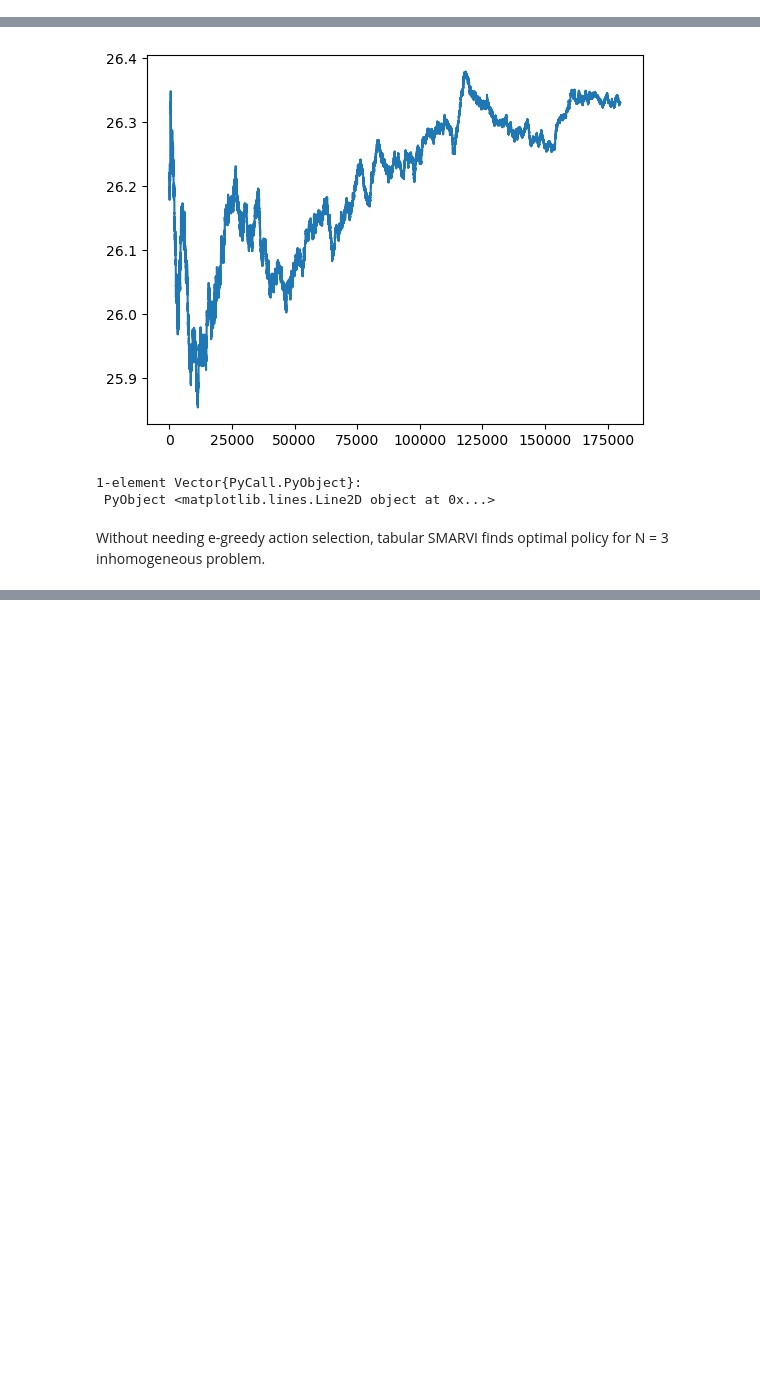
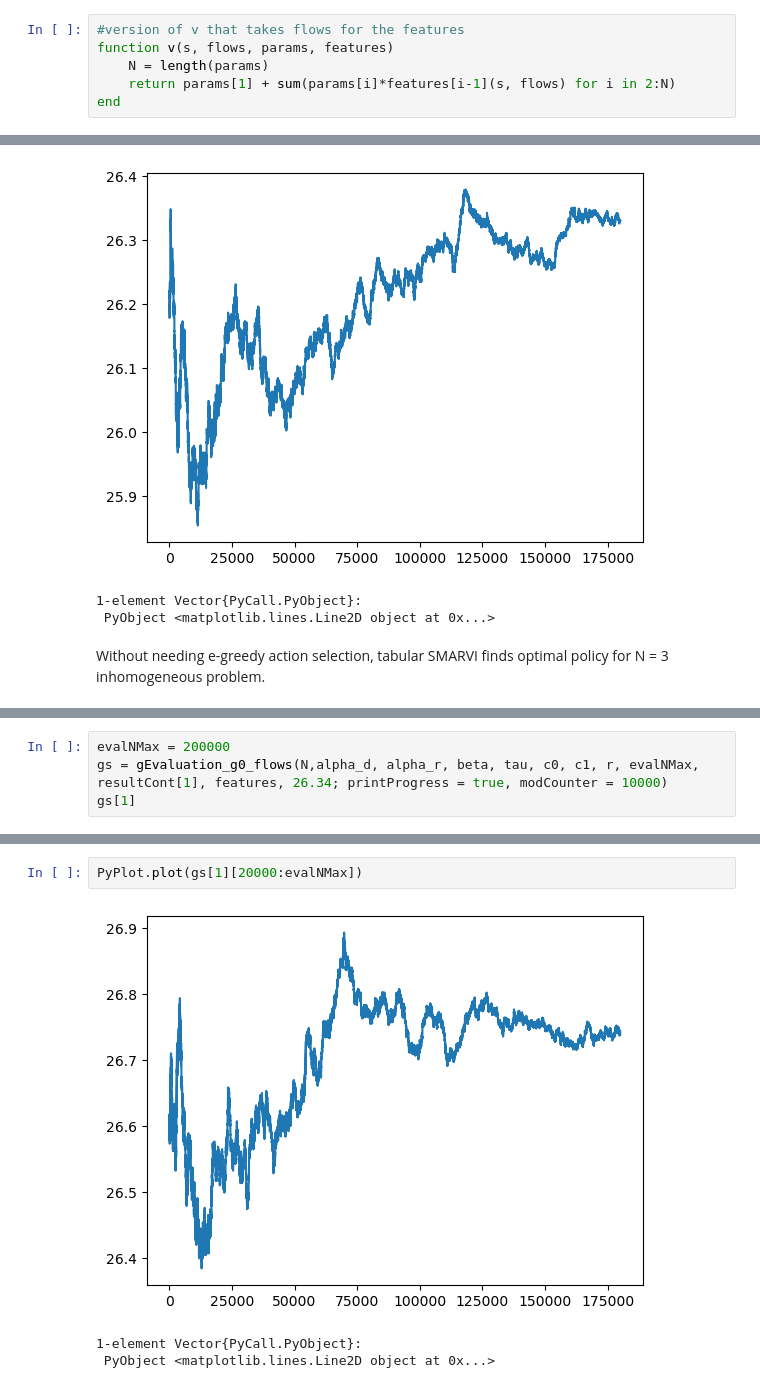
Before and after one commit to fairleyl/PhD-Code, a Jupyter notebook: AVI-Suite-egreedy.ipynb, the cells around one changed output, grey strips where cells are left out. Drawn from its saved outputs; the diff is of its cells as text; blank space fills up the shorter version.

```diff
--- a/AVI-Suite-egreedy.ipynb
+++ b/AVI-Suite-egreedy.ipynb
@@ -3961,3 +3961,9 @@ function gEvaluationTab(N,alpha_d, alpha_r, beta, tau, c0, c1, r, nMax, h, g0; p
 end
 # %% [output]
 gEvaluationTab (generic function with 1 method)
+# %%
+#version of v that takes flows for the features
+function v(s, flows, params, features)
+    N = length(params)
+    return params[1] + sum(params[i]*features[i-1](s, flows) for i in 2:N)
+end
@@ -4286,0 +4611,4 @@ Without needing e-greedy action selection, tabular SMARVI finds optimal policy f
+# %%
+evalNMax = 200000
+gs = gEvaluation_g0_flows(N,alpha_d, alpha_r, beta, tau, c0, c1, r, evalNMax, resultCont[1], features, 26.34; printProgress = true, modCounter = 10000)
+gs[1]
@@ -4286,0 +4653,6 @@ Without needing e-greedy action selection, tabular SMARVI finds optimal policy f
+# %%
+PyPlot.plot(gs[1][20000:evalNMax])
+# %% [output]
+[figure, added]
+1-element Vector{PyCall.PyObject}:
+ PyObject <matplotlib.lines.Line2D object at 0x...>
```
Also changed, not shown: parts of 9 cells of this notebook.
